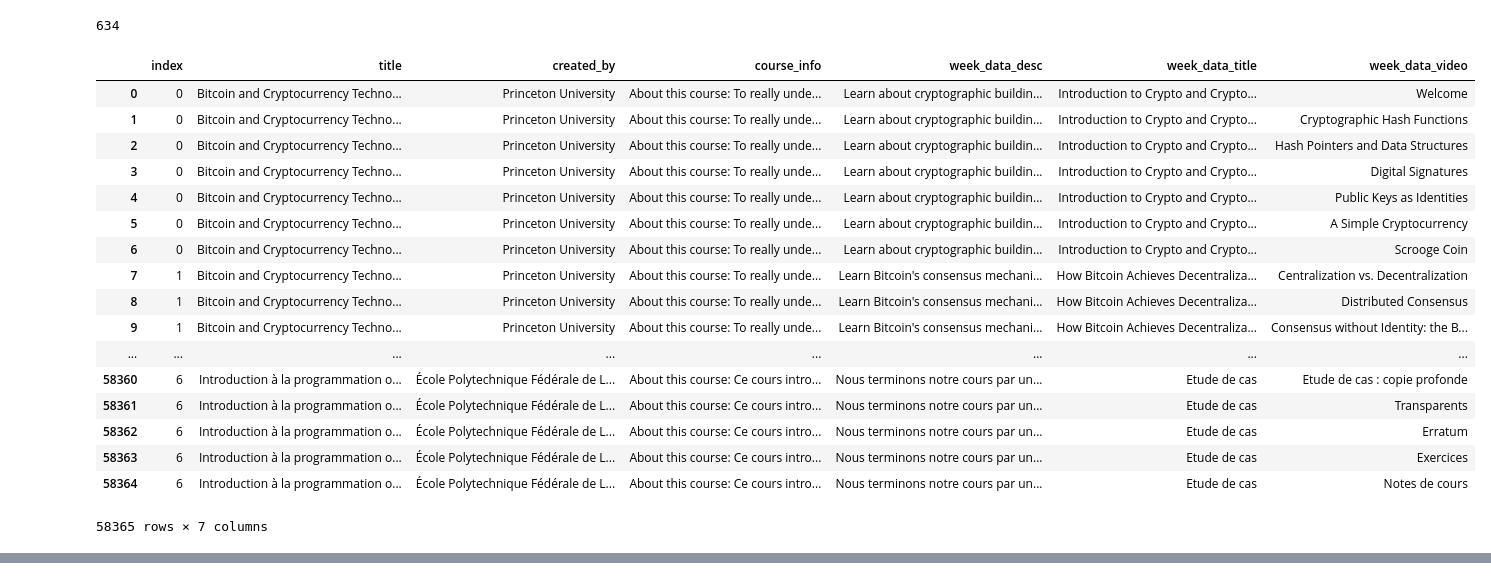
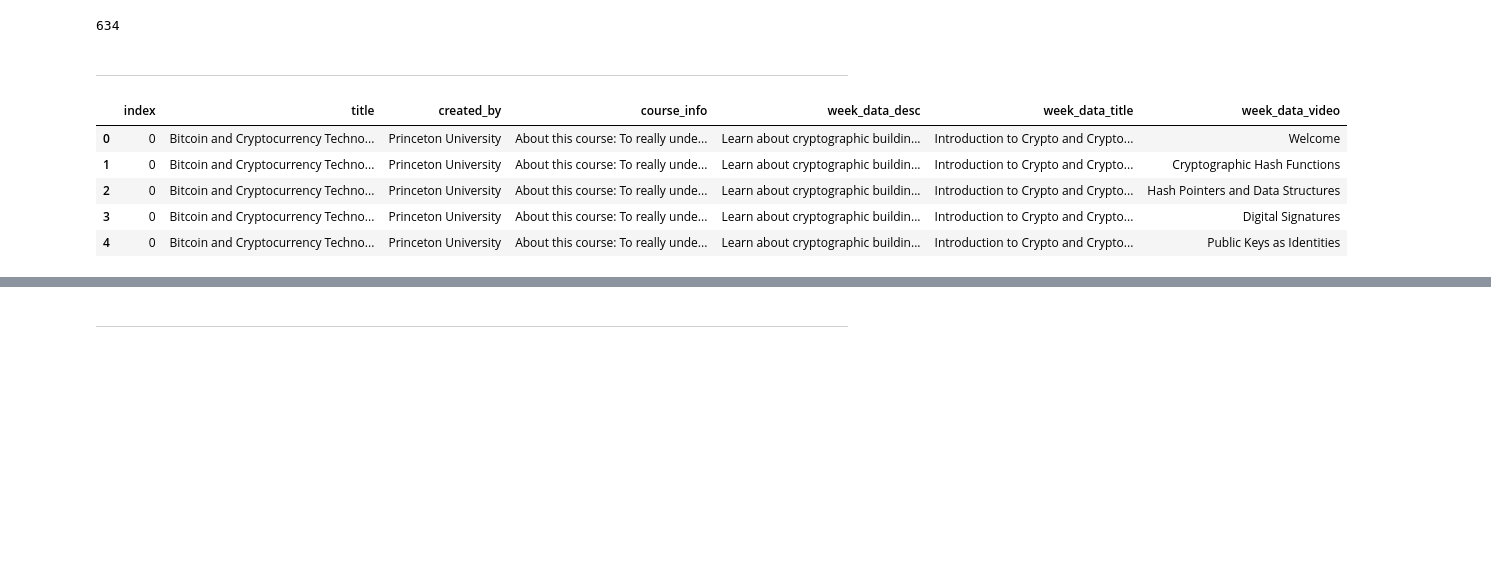
Before and after one commit to sharon1018/Advance_Database_Final, a Jupyter notebook: 2_Coursera.ipynb, the cells around one changed output, grey strips where cells are left out. Drawn from its saved outputs; the diff is of its cells as text; code cells hidden in the pictures; blank space fills up the shorter version.

```diff
--- a/2_Coursera.ipynb
+++ b/2_Coursera.ipynb
@@ -167,6 +116,8 @@ len(data.title.unique())
 len(data.course_info.unique())
 # %% [output]
 634
+# %% [markdown]
+---
 # %%
 ## Get course detail data and video list
 # %%
@@ -196,25 +147,13 @@ data_detail = pd.DataFrame({
                     },
                     columns = ['index', 'title', 'created_by','course_info','week_data_desc', 'week_data_title','week_data_video'])
 # %%
-data_detail
+data_detail.head()
 # %% [output]
 |  | index | title | created_by | course_info | week_data_desc | week_data_title | week_data_video |
 | 0 | 0 | Bitcoin and Cryptocurrency Techno... | Princeton University | About this course: To really unde... | Learn about cryptographic buildin... | Introduction to Crypto and Crypto... | Welcome |
 | 1 | 0 | Bitcoin and Cryptocurrency Techno... | Princeton University | About this course: To really unde... | Learn about cryptographic buildin... | Introduction to Crypto and Crypto... | Cryptographic Hash Functions |
 | 2 | 0 | Bitcoin and Cryptocurrency Techno... | Princeton University | About this course: To really unde... | Learn about cryptographic buildin... | Introduction to Crypto and Crypto... | Hash Pointers and Data Structures |
 | 3 | 0 | Bitcoin and Cryptocurrency Techno... | Princeton University | About this course: To really unde... | Learn about cryptographic buildin... | Introduction to Crypto and Crypto... | Digital Signatures |
 | 4 | 0 | Bitcoin and Cryptocurrency Techno... | Princeton University | About this course: To really unde... | Learn about cryptographic buildin... | Introduction to Crypto and Crypto... | Public Keys as Identities |
-| 5 | 0 | Bitcoin and Cryptocurrency Techno... | Princeton University | About this course: To really unde... | Learn about cryptographic buildin... | Introduction to Crypto and Crypto... | A Simple Cryptocurrency |
-| 6 | 0 | Bitcoin and Cryptocurrency Techno... | Princeton University | About this course: To really unde... | Learn about cryptographic buildin... | Introduction to Crypto and Crypto... | Scrooge Coin |
-| 7 | 1 | Bitcoin and Cryptocurrency Techno... | Princeton University | About this course: To really unde... | Learn Bitcoin's consensus mechani... | How Bitcoin Achieves Decentraliza... | Centralization vs. Decentralization |
-| 8 | 1 | Bitcoin and Cryptocurrency Techno... | Princeton University | About this course: To really unde... | Learn Bitcoin's consensus mechani... | How Bitcoin Achieves Decentraliza... | Distributed Consensus |
-| 9 | 1 | Bitcoin and Cryptocurrency Techno... | Princeton University | About this course: To really unde... | Learn Bitcoin's consensus mechani... | How Bitcoin Achieves Decentraliza... | Consensus without Identity: the B... |
-| ... | ... | ... | ... | ... | ... | ... | ... |
-| 58360 | 6 | Introduction à la programmation o... | École Polytechnique Fédérale de L... | About this course: Ce cours intro... | Nous terminons notre cours par un... | Etude de cas | Etude de cas : copie profonde |
-| 58361 | 6 | Introduction à la programmation o... | École Polytechnique Fédérale de L... | About this course: Ce cours intro... | Nous terminons notre cours par un... | Etude de cas | Transparents |
-| 58362 | 6 | Introduction à la programmation o... | École Polytechnique Fédérale de L... | About this course: Ce cours intro... | Nous terminons notre cours par un... | Etude de cas | Erratum |
-| 58363 | 6 | Introduction à la programmation o... | École Polytechnique Fédérale de L... | About this course: Ce cours intro... | Nous terminons notre cours par un... | Etude de cas | Exercices |
-| 58364 | 6 | Introduction à la programmation o... | École Polytechnique Fédérale de L... | About this course: Ce cours intro... | Nous terminons notre cours par un... | Etude de cas | Notes de cours |
-58365 rows × 7 columns
 # %% [markdown]
 ![image.png](attachment:image.png)
@@ -222,0 +160,2 @@ data_detail
+# %% [markdown]
+---
```
Also changed, not shown: parts of 21 cells of this notebook.
